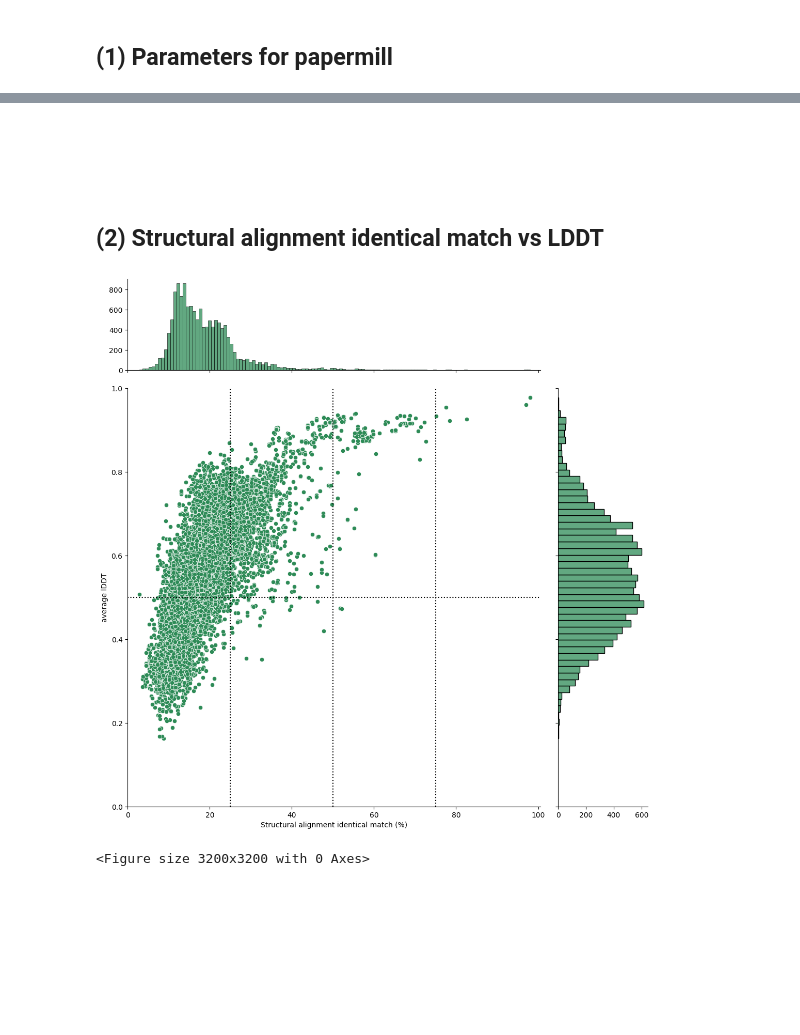
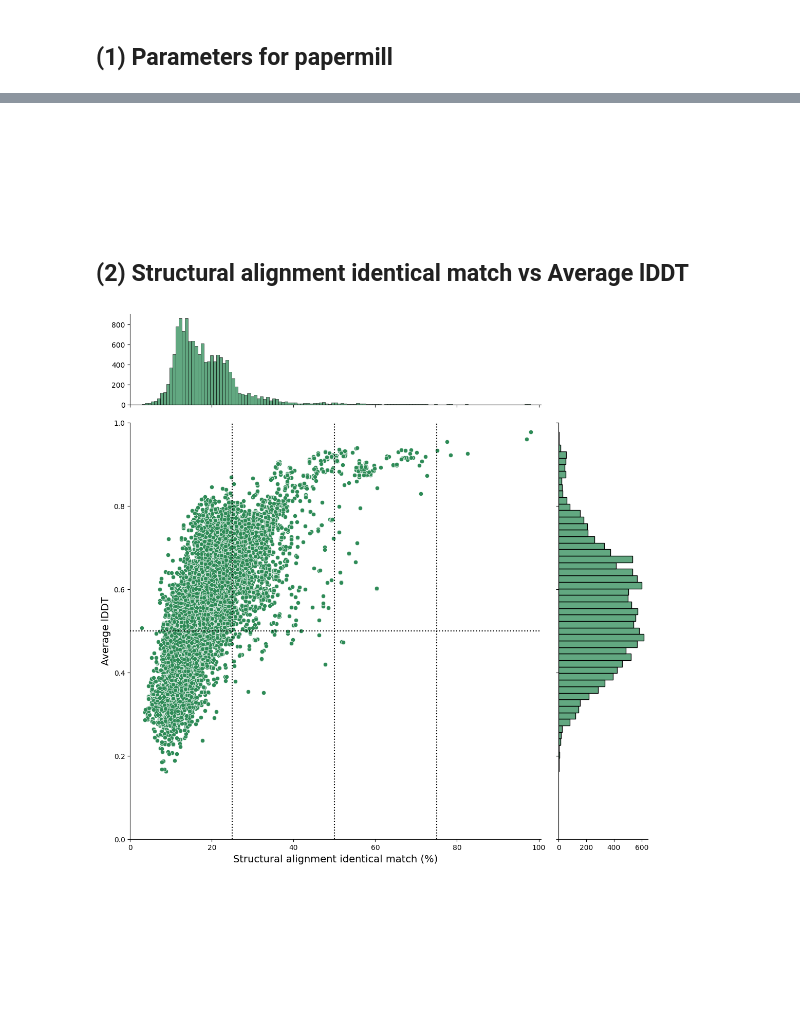
Before and after one commit to yonesora56/HS_rice_analysis, a Jupyter notebook: notebooks/13_foldseek_result_parse_2_down.ipynb, the cells around one changed output, grey strips where cells are left out. Drawn from its saved outputs; the diff is of its cells as text; code cells hidden in the pictures.

```diff
--- a/notebooks/13_foldseek_result_parse_2_down.ipynb
+++ b/notebooks/13_foldseek_result_parse_2_down.ipynb
@@ -84,33 +84,39 @@ shape: (13_467, 27)
 &nbsp;
 
 &nbsp;
+
+&nbsp;
 # %% [markdown]
-## (2) Structural alignment identical match vs LDDT
+## (2) Structural alignment identical match vs Average lDDT
 # %%
 foldseek_filter_viz = foldseek_result.to_pandas()
 sns.jointplot(
     data=foldseek_filter_viz,
     x="pident", # structural alignment identical match from foldseek result
     y="lddt",
     color="seagreen",
     height=11,
     ratio=4,
     marginal_ticks=True
 )
 
 plt.xlim(0,100.5)
 plt.ylim(0,1)
-plt.xlabel("Structural alignment identical match (%)")
-plt.ylabel("average lDDT") # see foldseek github https://github.com/steineggerlab/foldseek?tab=readme-ov-file#output-search
+plt.xlabel("Structural alignment identical match (%)", fontsize=14)
+plt.ylabel("Average lDDT", fontsize=14) # see foldseek github https://github.com/steineggerlab/foldseek?tab=readme-ov-file#output-search
 plt.axvline(x=25, color="black", linestyle=":")
 plt.axvline(x=50, color="black", linestyle=":")
 plt.axvline(x=75, color="black", linestyle=":")
 plt.axhline(y=0.5, color="black", linestyle=":")
-plt.figure(figsize=(8, 8), dpi=400)
+# plt.figure(figsize=(8, 8), dpi=400)
+plt.savefig(
+    f"../Data/22_foldseek_plot_result_image/rice_down/foldseek_result_rice_down_pident_lddt_{VERSION}.png",
+    dpi=500,
+    bbox_inches="tight"
+)
 plt.show()
 # %% [output]
-[figure, old version]
+[figure, new version]
-<Figure size 3200x3200 with 0 Axes>
 # %% [markdown]
 &nbsp;
 
```
Also changed, not shown: parts of 17 cells of this notebook, 4 other files.
